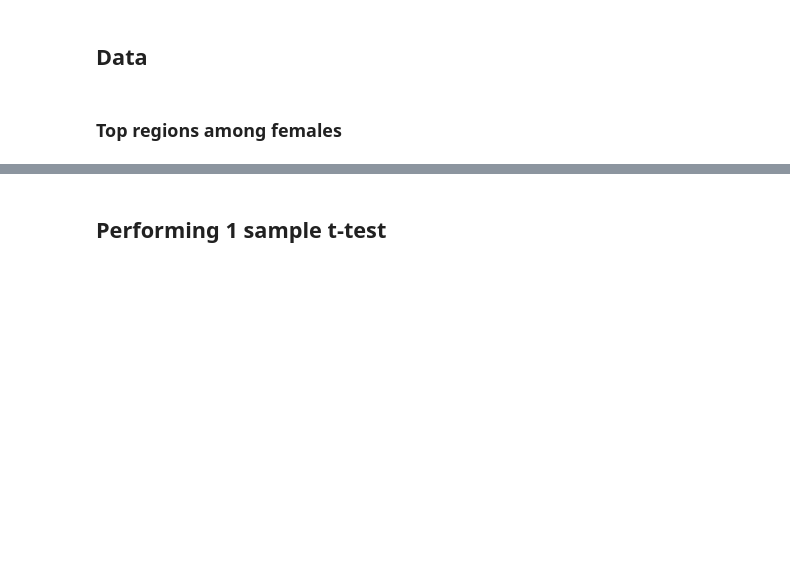
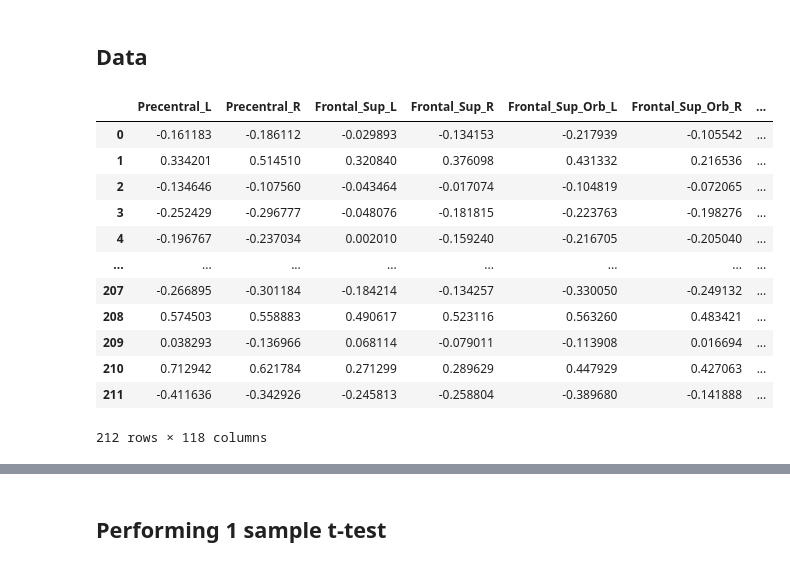
Before and after one commit to nspranav/Ukbiobank_ADHD, a Jupyter notebook: computed_aattributions.ipynb, the cells around one changed output, grey strips where cells are left out. Drawn from its saved outputs; the diff is of its cells as text; code cells hidden in the pictures; blank space fills up the shorter version.

```diff
--- a/computed_aattributions.ipynb
+++ b/computed_aattributions.ipynb
@@ -8,6 +8,22 @@ import numpy as np
 # %%
 male_df = pd.read_csv('male_df_occ.csv',index_col=0)
 male_df_wrong = pd.read_csv('male_df_occ_wrong.csv',index_col=0)
+# %%
+male_df
+# %% [output]
+|  | Precentral_L | Precentral_R | Frontal_Sup_L | Frontal_Sup_R | Frontal_Sup_Orb_L | Frontal_Sup_Orb_R | ... |
+| 0 | -0.161183 | -0.186112 | -0.029893 | -0.134153 | -0.217939 | -0.105542 | ... |
+| 1 | 0.334201 | 0.514510 | 0.320840 | 0.376098 | 0.431332 | 0.216536 | ... |
+| 2 | -0.134646 | -0.107560 | -0.043464 | -0.017074 | -0.104819 | -0.072065 | ... |
+| 3 | -0.252429 | -0.296777 | -0.048076 | -0.181815 | -0.223763 | -0.198276 | ... |
+| 4 | -0.196767 | -0.237034 | 0.002010 | -0.159240 | -0.216705 | -0.205040 | ... |
+| ... | ... | ... | ... | ... | ... | ... | ... |
+| 207 | -0.266895 | -0.301184 | -0.184214 | -0.134257 | -0.330050 | -0.249132 | ... |
+| 208 | 0.574503 | 0.558883 | 0.490617 | 0.523116 | 0.563260 | 0.483421 | ... |
+| 209 | 0.038293 | -0.136966 | 0.068114 | -0.079011 | -0.113908 | 0.016694 | ... |
+| 210 | 0.712942 | 0.621784 | 0.271299 | 0.289629 | 0.447929 | 0.427063 | ... |
+| 211 | -0.411636 | -0.342926 | -0.245813 | -0.258804 | -0.389680 | -0.141888 | ... |
+212 rows × 118 columns
 # %%
 male_df['sex'] = 1
 # %%
@@ -15,5 +31,3 @@ female_df = pd.read_csv('female_df_occ.csv',index_col=0)
 female_df_wrong = pd.read_csv('female_df_occ_wrong.csv',index_col=0)
 # %%
 female_df['sex']=0
-# %% [markdown]
-### Top regions among females
```
Also changed, not shown: parts of 175 cells of this notebook, 7 other files.
